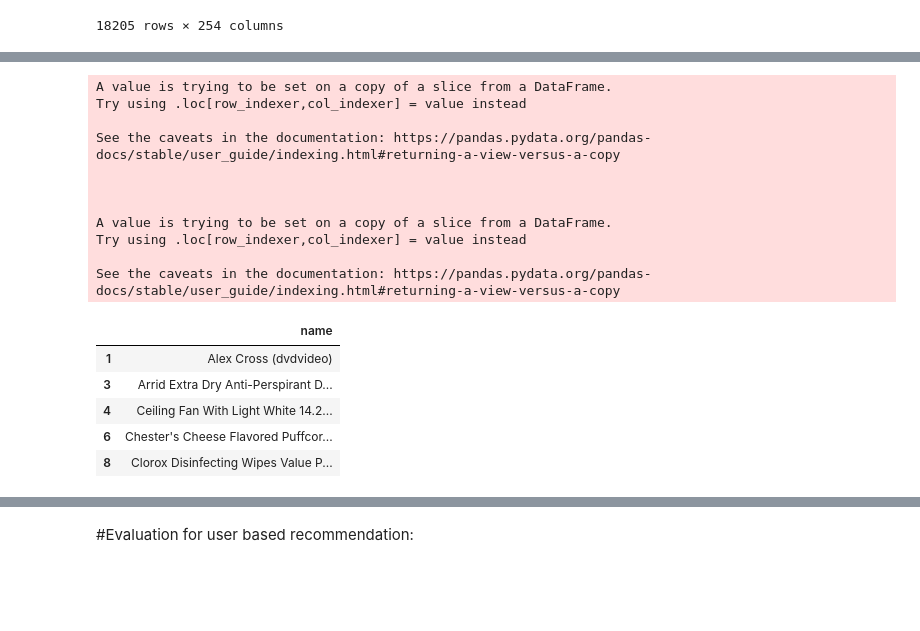
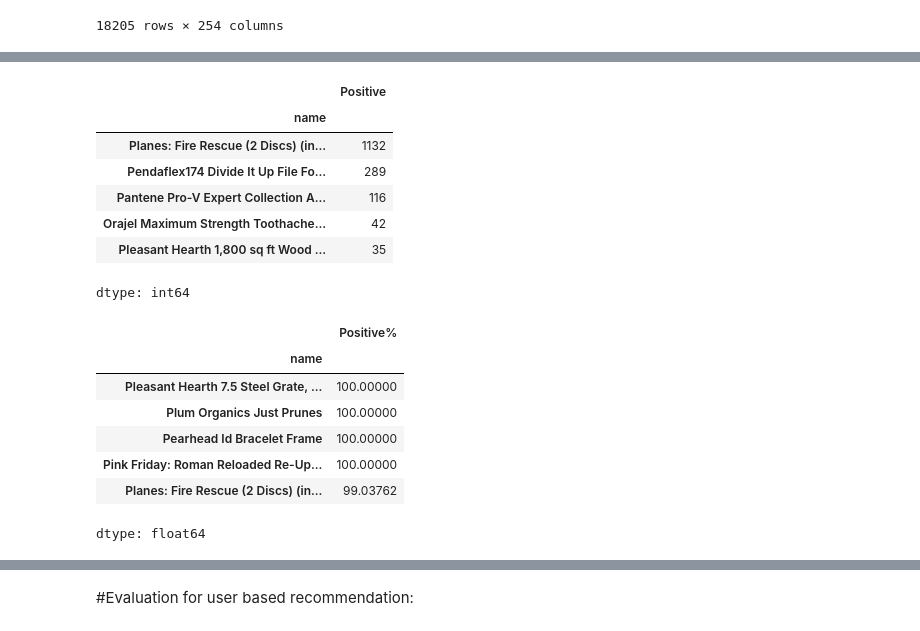
Before and after one commit to imsaptarshi91/Sentiment_Based_Product_Recommendation, a Jupyter notebook: Sentiment_based_Recommender_system.ipynb, the cells around one changed output, grey strips where cells are left out. Cells and saved outputs as stored; diff of their text form; code cells hidden in the pictures; blank space fills up the shorter version.

```diff
--- a/Sentiment_based_Recommender_system.ipynb
+++ b/Sentiment_based_Recommender_system.ipynb
@@ -1081,46 +1100,28 @@ See the caveats in the documentation: https://pandas.pydata.org/pandas-docs/stab
-# %%
-
-# Select top 20 products for a specific user ('joshua')
-product_list = pd.DataFrame(user_final_rating.loc['joshua'].sort_values(ascending=False)[0:20])
-
-# Filter product data for the selected products
-product_frame = data[data.name.isin(product_list.index.tolist())]
-
-# Prepare the DataFrame with product name and reviews text
-output_df = product_frame[['name','reviews_text']]
-output_df['lemmatized_text'] = output_df['reviews_text'].map(lambda text: normalize_and_lemmaize(text))  # Lemmatize reviews text
-
-# Predict the sentiment for each review
-output_df['predicted_sentiment'] = model_predict(output_df['lemmatized_text'])
-
-# Aggregate reviews count by product
-total_product = output_df.groupby(['name']).agg('count')
-
-# Aggregate sentiment count by product and sentiment label
-rec_df = output_df.groupby(['name','predicted_sentiment']).agg('count').reset_index()
-
-# Merge aggregated sentiment data with total product reviews count
-merge_df = pd.merge(rec_df, total_product['reviews_text'], on='name')
-
-#Selecting the top 5 products based on sentiment:
-top_products = pd.DataFrame(merge_df['name'][merge_df['predicted_sentiment'] == 1][:5])
-
-top_products
-# %% [output]
-A value is trying to be set on a copy of a slice from a DataFrame.
-Try using .loc[row_indexer,col_indexer] = value instead
-
-See the caveats in the documentation: https://pandas.pydata.org/pandas-docs/stable/user_guide/indexing.html#returning-a-view-versus-a-copy
-
-
-
-A value is trying to be set on a copy of a slice from a DataFrame.
-Try using .loc[row_indexer,col_indexer] = value instead
-
-See the caveats in the documentation: https://pandas.pydata.org/pandas-docs/stable/user_guide/indexing.html#returning-a-view-versus-a-copy
-|  | name |
-| 1 | Alex Cross (dvdvideo) |
-| 3 | Arrid Extra Dry Anti-Perspirant D... |
-| 4 | Ceiling Fan With Light White 14.2... |
-| 6 | Chester's Cheese Flavored Puffcor... |
-| 8 | Clorox Disinfecting Wipes Value P... |
+# %%
+#### Display the top 5 products based on the most number of positive reviews
+
+top20_prod_pivot['Positive'].sort_values(ascending=False)[1:6] ##Slicing starts from 1 because 0 will be the Total row
+# %% [output]
+|  | Positive |
+| name |  |
+| Planes: Fire Rescue (2 Discs) (in... | 1132 |
+| Pendaflex174 Divide It Up File Fo... | 289 |
+| Pantene Pro-V Expert Collection A... | 116 |
+| Orajel Maximum Strength Toothache... | 42 |
+| Pleasant Hearth 1,800 sq ft Wood ... | 35 |
+dtype: int64
+# %%
+## Display the top 5 products based on the highest percentage of positive
+# Drop the "Total" row
+top20_prod_pivot_merg = top20_prod_pivot_merg.drop(index='Total')
+
+top20_prod_pivot_merg['Positive%'].sort_values(ascending=False)[0:5]
+# %% [output]
+|  | Positive% |
+| name |  |
+| Pleasant Hearth 7.5 Steel Grate, ... | 100.00000 |
+| Plum Organics Just Prunes | 100.00000 |
+| Pearhead Id Bracelet Frame | 100.00000 |
+| Pink Friday: Roman Reloaded Re-Up... | 100.00000 |
+| Planes: Fire Rescue (2 Discs) (in... | 99.03762 |
+dtype: float64
```
Also changed, not shown: parts of 7 cells of this notebook.
